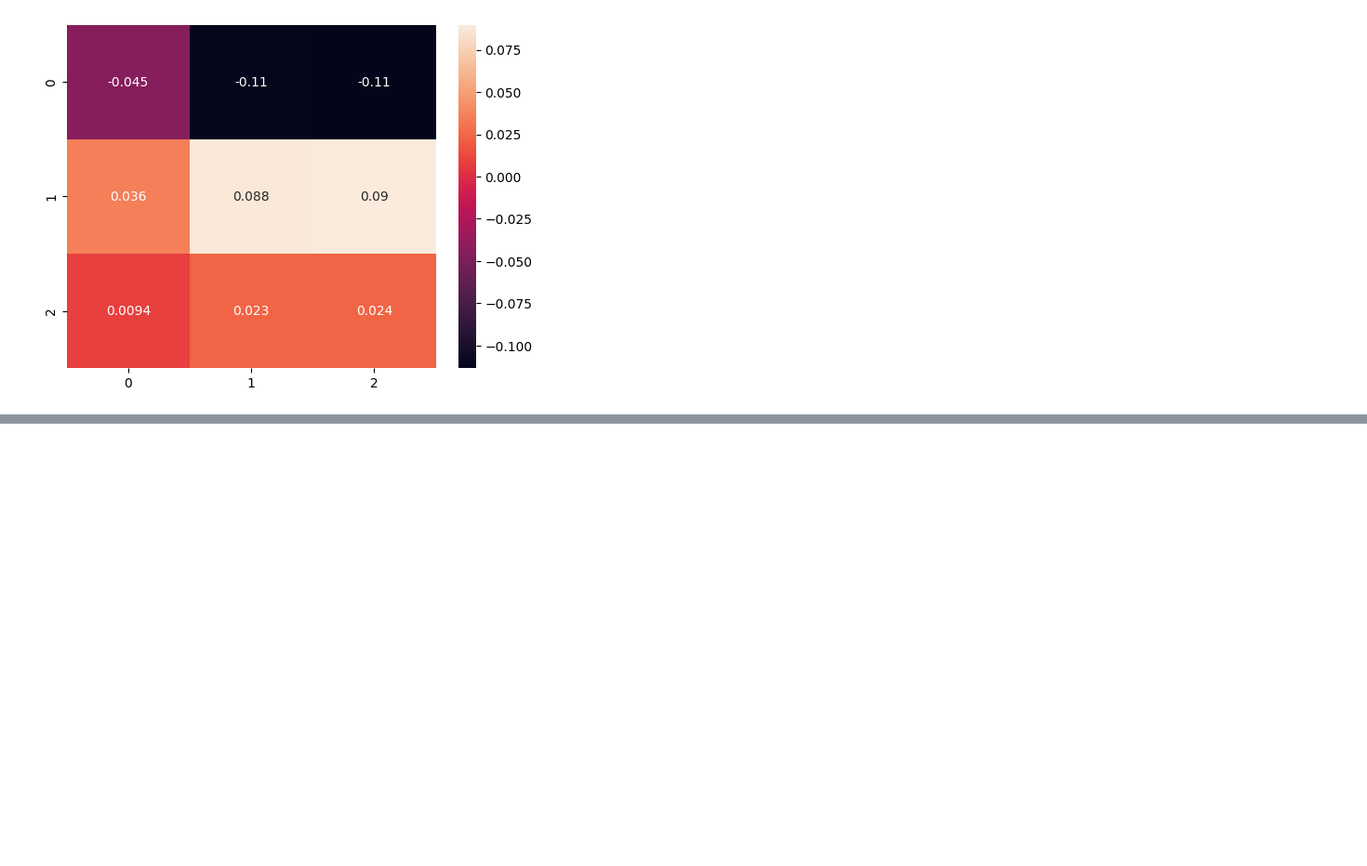
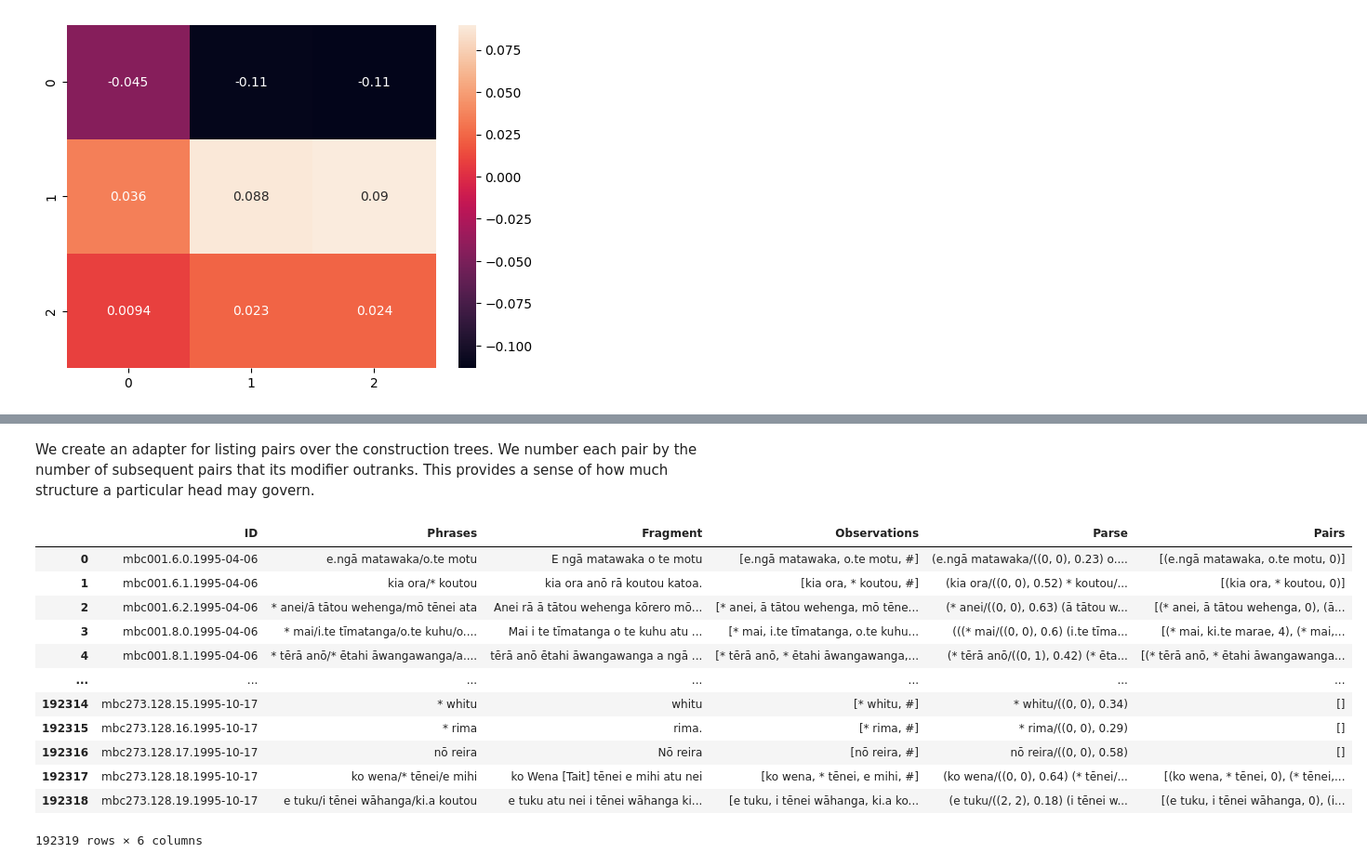
Before and after one commit to connor-taylorbrown/trm-parser, a Jupyter notebook: constructions.ipynb, the cells around one changed output, grey strips where cells are left out. Shown: that part at 93% size. Saved outputs shown, nothing was run; the diff lists cells and outputs as text; code cells hidden in the pictures; blank space fills up the shorter version.

```diff
--- a/constructions.ipynb
+++ b/constructions.ipynb
@@ -286,0 +234,80 @@ str(construction.nodes[0])
+# %% [markdown]
+We create an adapter for listing pairs over the construction trees. We number each pair by the number of subsequent pairs that its modifier outranks. This provides a sense of how much structure a particular head may govern.
+# %%
+from abc import ABC, abstractmethod
+
+from construction.base import SyntaxNode, NonTerminal, Terminal
+
+
+class PhrasePairing(ABC):
+    @abstractmethod
+    def pairs(self):
+        pass
+
+    def head(self):
+        pass
+
+
+class TerminalPhrasePairing(PhrasePairing):
+    def __init__(self, node: Terminal):
+        self.phrase = node.phrase
+
+    def pairs(self):
+        return []
+
+    def head(self):
+        return self.phrase
+
+
+class NonTerminalPhrasePairing(PhrasePairing):
+    def __init__(self, left: PhrasePairing, right: PhrasePairing):
+        self.left = left
+        self.right = right
+
+    def pairs(self):
+        left, right = self.left.pairs(), self.right.pairs()
+        if not left:
+            head = self.left.head()
+        else:
+            head, *_ = left[0]
+
+        if not right:
+            modifier = self.right.head()
+        else:
+            modifier, *_ = right[0]
+
+        return [(head, modifier, len(left))] + left + right
+
+    def head(self):
+        return self.left.head()
+
+
+class PhrasePairingFactory:
+    def create(self, node: SyntaxNode):
+        if isinstance(node, Terminal):
+            return TerminalPhrasePairing(node)
+        elif isinstance(node, NonTerminal):
+            return NonTerminalPhrasePairing(self.create(node.left), self.create(node.right))
+
+        raise TypeError(f'Unexpected type {type(node)} for {str(node)}')
+
+
+factory = PhrasePairingFactory()
+paired = pd.DataFrame(parsed)
+paired['Pairs'] = paired['Parse'].apply(lambda x: factory.create(x).pairs())
+
+paired
+# %% [output]
+|  | ID | Phrases | Fragment | Observations | Parse | Pairs |
+| 0 | mbc001.6.0.1995-04-06 | e.ngā matawaka/o.te motu | E ngā matawaka o te motu | [e.ngā matawaka, o.te motu, #] | (e.ngā matawaka/((0, 0), 0.23) o.... | [(e.ngā matawaka, o.te motu, 0)] |
+| 1 | mbc001.6.1.1995-04-06 | kia ora/* koutou | kia ora anō rā koutou katoa. | [kia ora, * koutou, #] | (kia ora/((0, 0), 0.52) * koutou/... | [(kia ora, * koutou, 0)] |
+| 2 | mbc001.6.2.1995-04-06 | * anei/ā tātou wehenga/mō tēnei ata | Anei rā ā tātou wehenga kōrero mō... | [* anei, ā tātou wehenga, mō tēne... | (* anei/((0, 0), 0.63) (ā tātou w... | [(* anei, ā tātou wehenga, 0), (ā... |
+| 3 | mbc001.8.0.1995-04-06 | * mai/i.te tīmatanga/o.te kuhu/o.... | Mai i te tīmatanga o te kuhu atu ... | [* mai, i.te tīmatanga, o.te kuhu... | (((* mai/((0, 0), 0.6) (i.te tīma... | [(* mai, ki.te marae, 4), (* mai,... |
+| 4 | mbc001.8.1.1995-04-06 | * tērā anō/* ētahi āwangawanga/a.... | tērā anō ētahi āwangawanga a ngā ... | [* tērā anō, * ētahi āwangawanga,... | (* tērā anō/((0, 1), 0.42) (* ēta... | [(* tērā anō, * ētahi āwangawanga... |
+| ... | ... | ... | ... | ... | ... | ... |
+| 192314 | mbc273.128.15.1995-10-17 | * whitu | whitu | [* whitu, #] | * whitu/((0, 0), 0.34) | [] |
+| 192315 | mbc273.128.16.1995-10-17 | * rima | rima. | [* rima, #] | * rima/((0, 0), 0.29) | [] |
+| 192316 | mbc273.128.17.1995-10-17 | nō reira | Nō reira | [nō reira, #] | nō reira/((0, 0), 0.58) | [] |
+| 192317 | mbc273.128.18.1995-10-17 | ko wena/* tēnei/e mihi | ko Wena [Tait] tēnei e mihi atu nei | [ko wena, * tēnei, e mihi, #] | (ko wena/((0, 0), 0.64) (* tēnei/... | [(ko wena, * tēnei, 0), (* tēnei,... |
+| 192318 | mbc273.128.19.1995-10-17 | e tuku/i tēnei wāhanga/ki.a koutou | e tuku atu nei i tēnei wāhanga ki... | [e tuku, i tēnei wāhanga, ki.a ko... | (e tuku/((2, 2), 0.18) (i tēnei w... | [(e tuku, i tēnei wāhanga, 0), (i... |
+192319 rows × 6 columns
```
Also changed, not shown: parts of 9 cells of this notebook, 4 other files.
